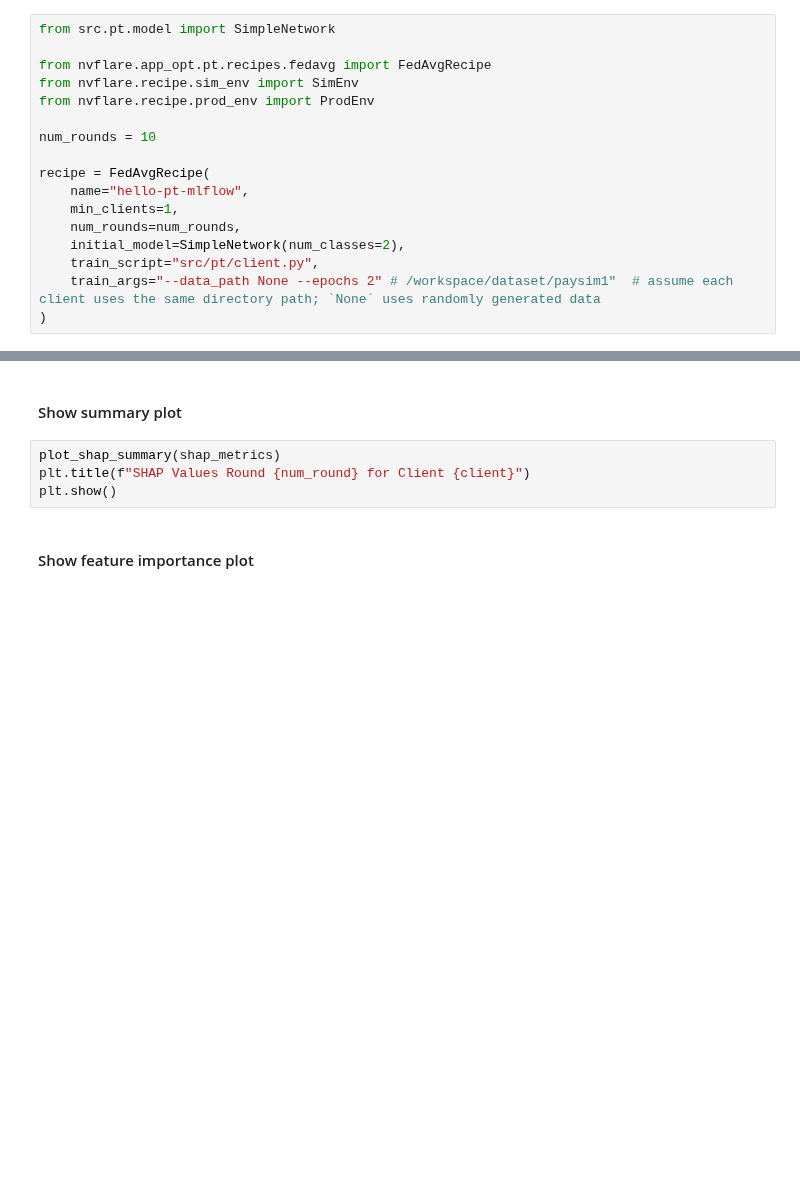
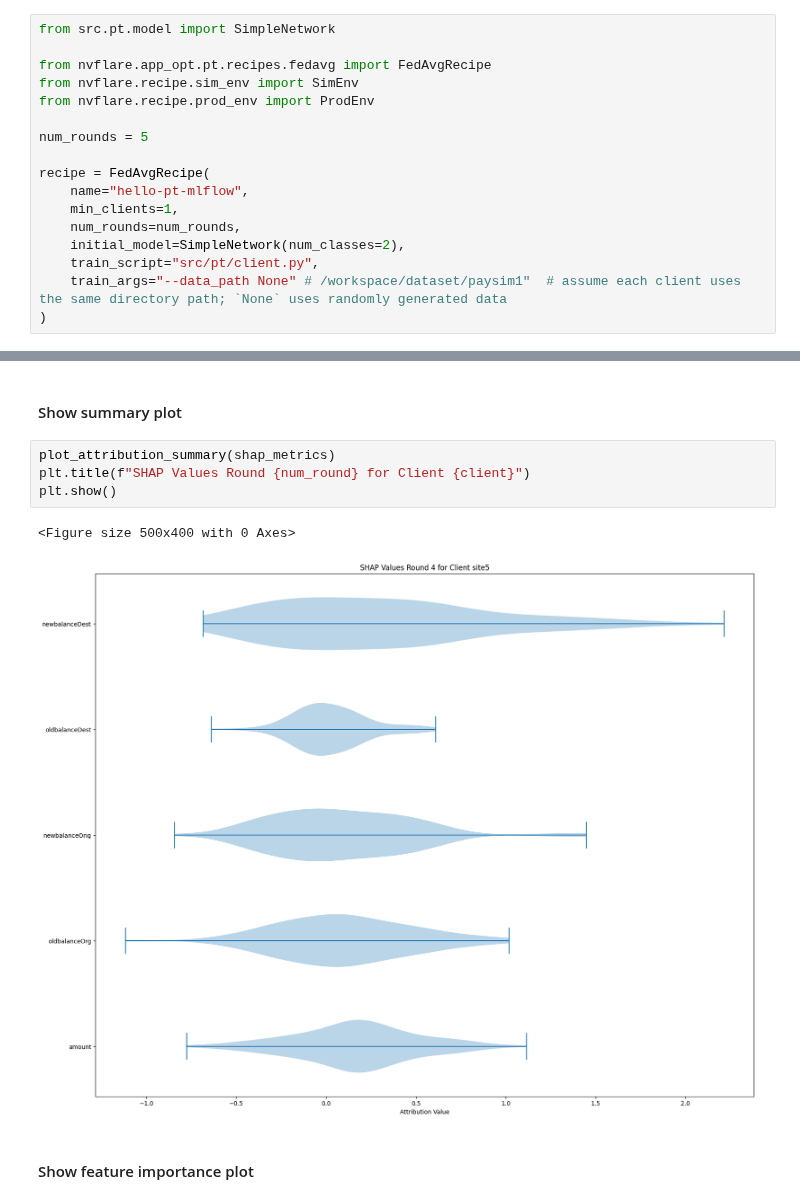
Before and after one commit to holgerroth/NVFlare, a Jupyter notebook: examples/advanced/finance-deep-learning/train_pytorch_model.ipynb, the cells around one changed output, grey strips where cells are left out. Drawn from its saved outputs; the diff is of its cells as text; blank space fills up the shorter version.

Commit message:
use captum for feature attribution computation

```diff
--- a/examples/advanced/finance-deep-learning/train_pytorch_model.ipynb
+++ b/examples/advanced/finance-deep-learning/train_pytorch_model.ipynb
@@ -23,7 +23,7 @@ from nvflare.app_opt.pt.recipes.fedavg import FedAvgRecipe
 from nvflare.recipe.sim_env import SimEnv
 from nvflare.recipe.prod_env import ProdEnv
 
-num_rounds = 10
+num_rounds = 5
 
 recipe = FedAvgRecipe(
     name="hello-pt-mlflow",
@@ -31,6 +31,6 @@ recipe = FedAvgRecipe(
     num_rounds=num_rounds,
     initial_model=SimpleNetwork(num_classes=2),
     train_script="src/pt/client.py",
-    train_args="--data_path None --epochs 2" # /workspace/dataset/paysim1"  # assume each client uses the same directory path; `None` uses randomly generated data
+    train_args="--data_path None" # /workspace/dataset/paysim1"  # assume each client uses the same directory path; `None` uses randomly generated data
 )
 # %% [output]
@@ -125,9 +125,12 @@ AttributeError: 'NoneType' object has no attribute 'keys'
 # %% [markdown]
 #### Show summary plot
 # %%
-plot_shap_summary(shap_metrics)
+plot_attribution_summary(shap_metrics)
 plt.title(f"SHAP Values Round {num_round} for Client {client}")
 plt.show()
+# %% [output]
+<Figure size 500x400 with 0 Axes>
+[figure, added]
 # %% [markdown]
 #### Show feature importance plot
 # %%
```
Also changed, not shown: parts of 5 cells of this notebook, 4 other files.
